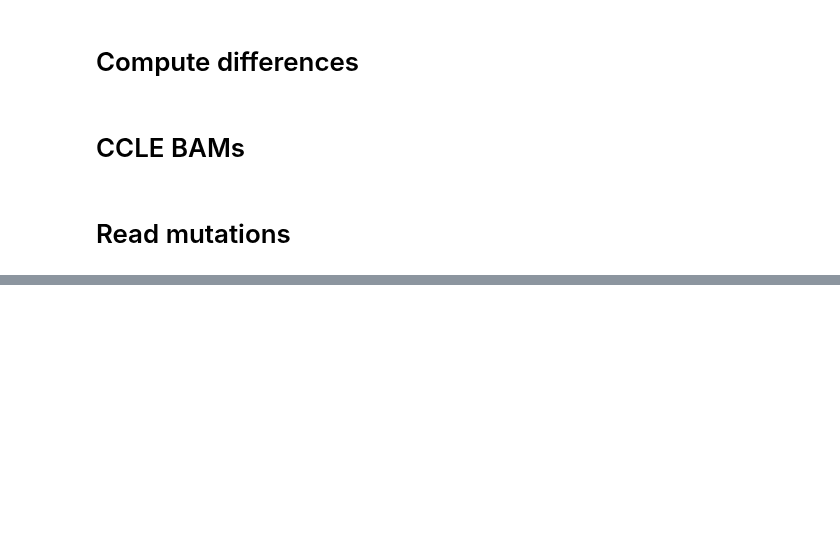
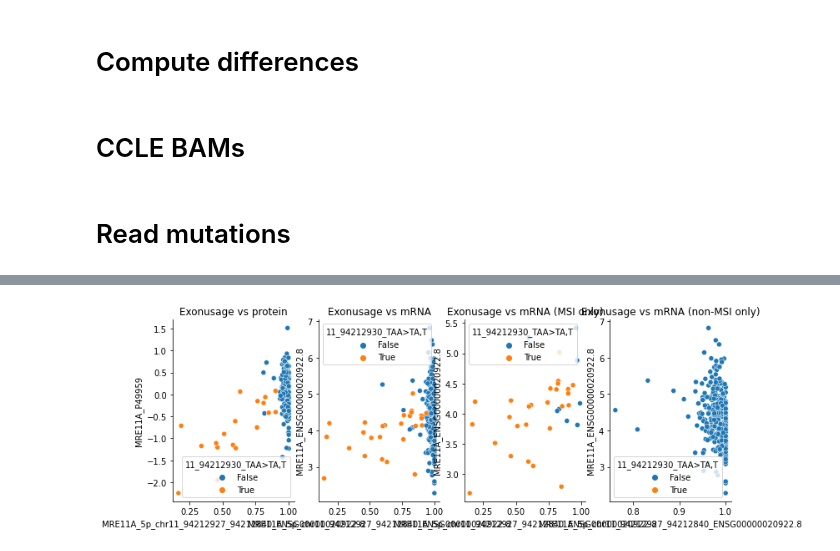
Before and after one commit to kevinhu/mdm4-splicing, a Jupyter notebook: notebooks/tabS5_msi-diffs.ipynb, the cells around one changed output, grey strips where cells are left out. Drawn from its saved outputs; the diff is of its cells as text; code cells hidden in the pictures; blank space fills up the shorter version.

```diff
--- a/notebooks/tabS5_msi-diffs.ipynb
+++ b/notebooks/tabS5_msi-diffs.ipynb
@@ -123,0 +309,11 @@ msi_exon_calls["truncated"] = msi_exon_calls[msi_exon_calls["alt"]]
+# %%
+make_exon_msi_plots(
+    "MRE11A_5p_chr11_94212927_94212840_ENSG00000020922.8",
+    "MRE11A_ENSG00000020922.8",
+    "MRE11A_P49959",
+    "11_94212930_TAA>TA,T",
+)
+
+plt.savefig("../plots/MRE11A_polya_truncations.pdf", bbox_inches="tight")
+# %% [output]
+[figure, added]
```
Also changed, not shown: parts of 24 cells of this notebook, 18 other files.
